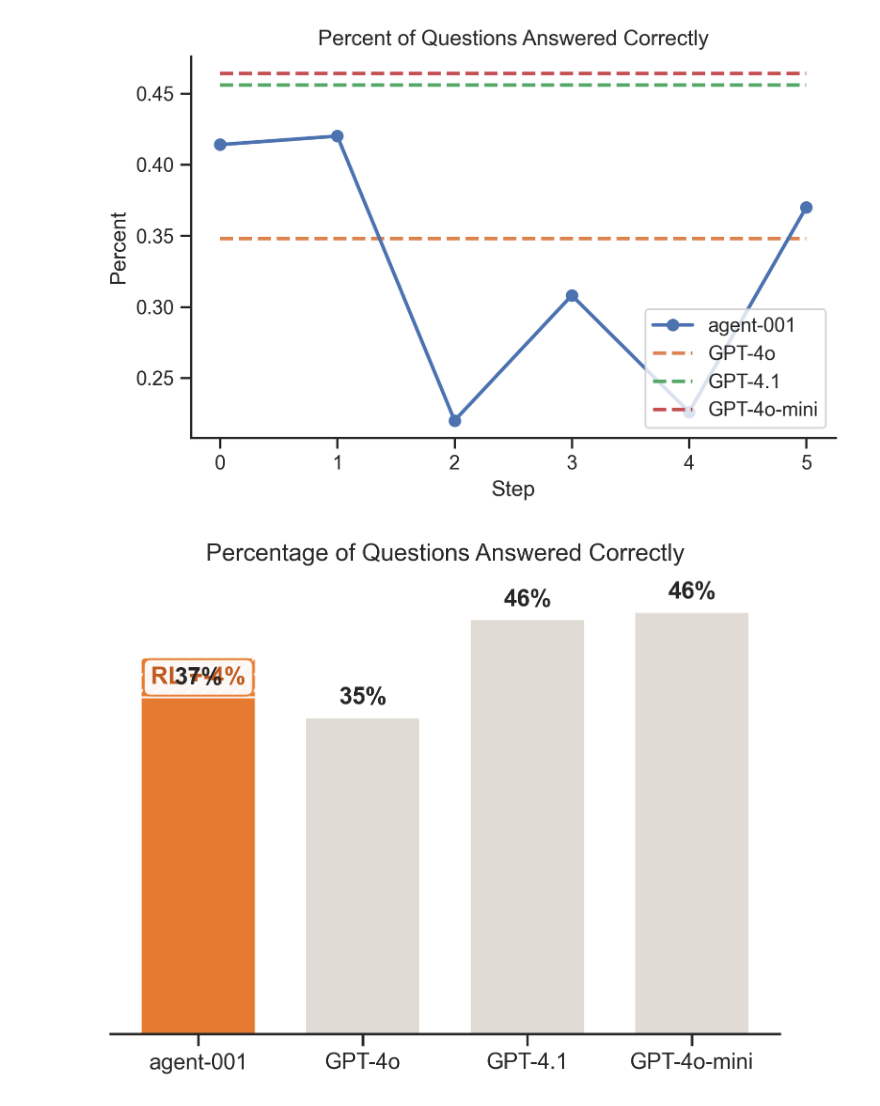
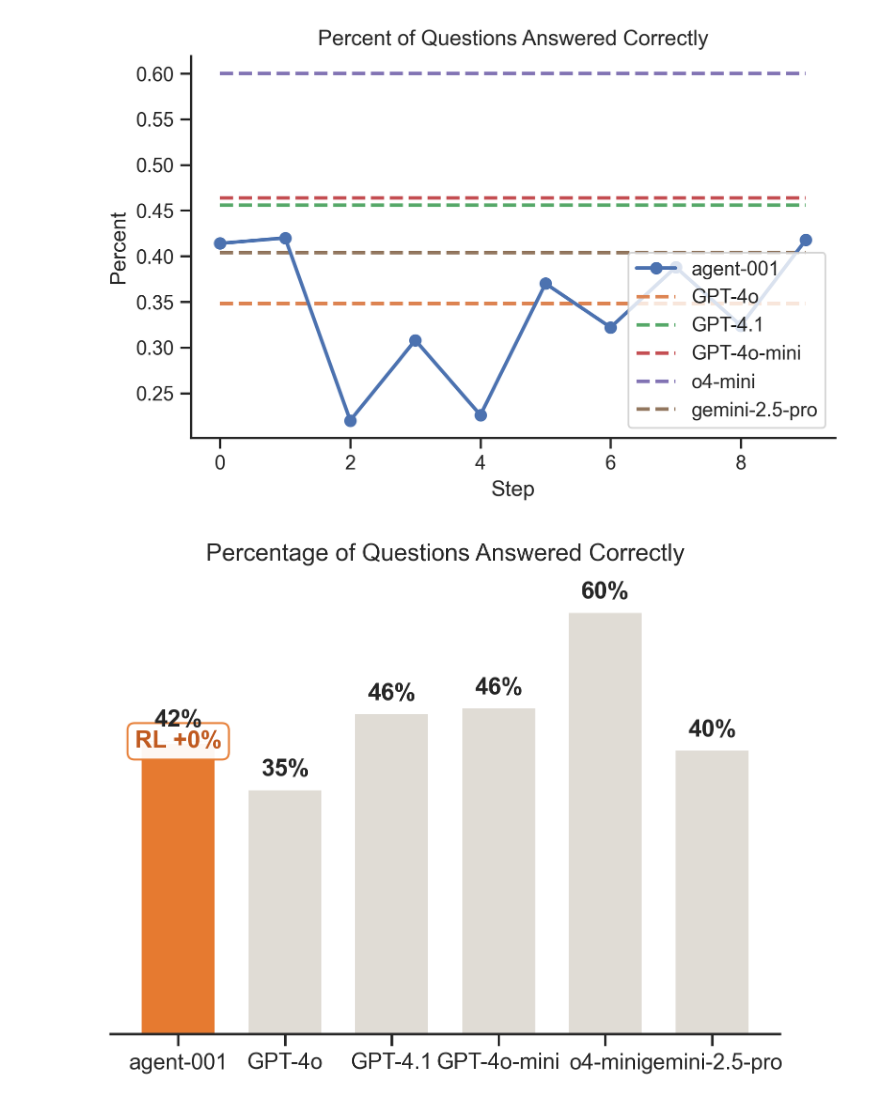
Before and after one commit to Abderrahmane2703/training-ART, a Jupyter notebook: benchmarks/display_benchmarks.ipynb, the cells around one changed output. Cells and saved outputs as stored; diff of their text form; code cells hidden in the pictures.

Commit message:
Benchmark more models

```diff
--- a/benchmarks/display_benchmarks.ipynb
+++ b/benchmarks/display_benchmarks.ipynb
@@ -19,7 +19,7 @@ importlib.reload(art.utils.benchmarking.charts)
 load_dotenv()
 
 
-PULL_MODELS = True
+PULL_MODELS = False
 if PULL_MODELS:
     await pull_model_from_s3(
         model_name=AGENT_NAME,
@@ -37,12 +37,20 @@ if PULL_MODELS:
         model_name="gpt-4o-mini",
         project=PROJECT_NAME,
     )
-
+    await pull_model_from_s3(
+        model_name="o4-mini",
+        project=PROJECT_NAME,
+    )
+    await pull_model_from_s3(
+        model_name="gemini-2.5-pro",
+        project=PROJECT_NAME,
+    )
 # await load_trajectories.bust_cache()
 df = await load_trajectories(
     project_name=PROJECT_NAME,
-    models=[AGENT_NAME, "gpt-4o", "gpt-4.1", "gpt-4o-mini"],
+    models=[AGENT_NAME, "gpt-4o", "gpt-4.1", "gpt-4o-mini", "o4-mini", "gemini-2.5-pro"],
 )
+df = df.filter(pl.col("step") < 10)
 
 benchmarks_dir = f"{get_repo_root_path()}/assets/benchmarks/{PROJECT_NAME}"
 
@@ -56,6 +64,8 @@ line_graph = training_progress_chart(
         BenchmarkModelKey("gpt-4o", "GPT-4o"),
         BenchmarkModelKey("gpt-4.1", "GPT-4.1"),
         BenchmarkModelKey("gpt-4o-mini", "GPT-4o-mini"),
+        BenchmarkModelKey("o4-mini", "o4-mini"),
+        BenchmarkModelKey("gemini-2.5-pro", "gemini-2.5-pro"),
     ],
     title="Percent of Questions Answered Correctly",
     y_label="Percent",
@@ -64,21 +74,23 @@ line_graph.savefig(
     f"{benchmarks_dir}/accuracy-training-progress.svg"
 )
 # %% [output]
-[figure, old version]
+[figure, new version]
 # %%
 bar_chart = percentage_comparison_bar_chart(
     df,
     metric_name="percent",
     models=[
         BenchmarkModelKey(AGENT_NAME, AGENT_NAME, "train"),
         BenchmarkModelKey("gpt-4o", "GPT-4o"),
         BenchmarkModelKey("gpt-4.1", "GPT-4.1"),
         BenchmarkModelKey("gpt-4o-mini", "GPT-4o-mini"),
+        BenchmarkModelKey("o4-mini", "o4-mini"),
+        BenchmarkModelKey("gemini-2.5-pro", "gemini-2.5-pro"),
     ],
     title="Percentage of Questions Answered Correctly",
 )
 bar_chart.savefig(
     f"{benchmarks_dir}/accuracy-comparison.svg"
 )
 # %% [output]
-[figure, old version]
+[figure, new version]
```
Also changed, not shown: 6 other files.
